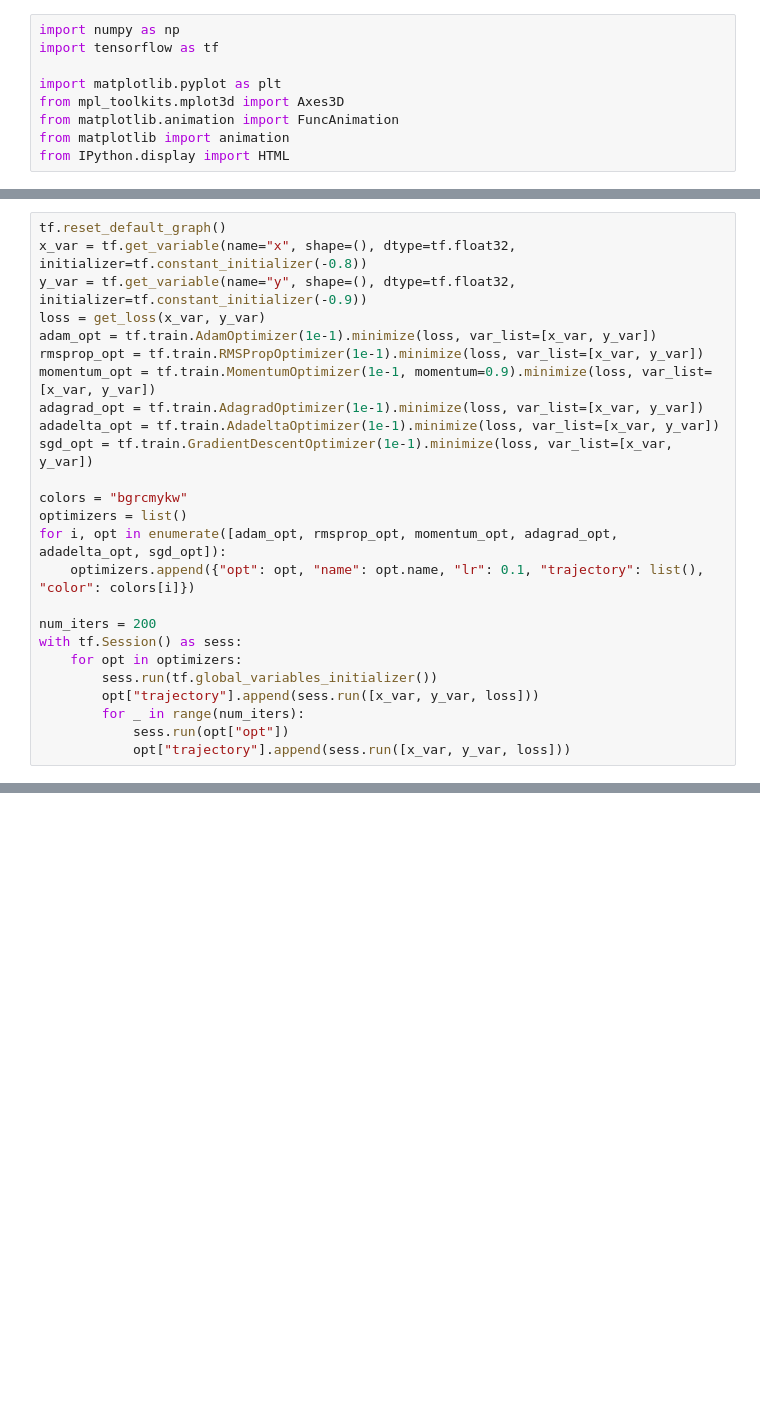
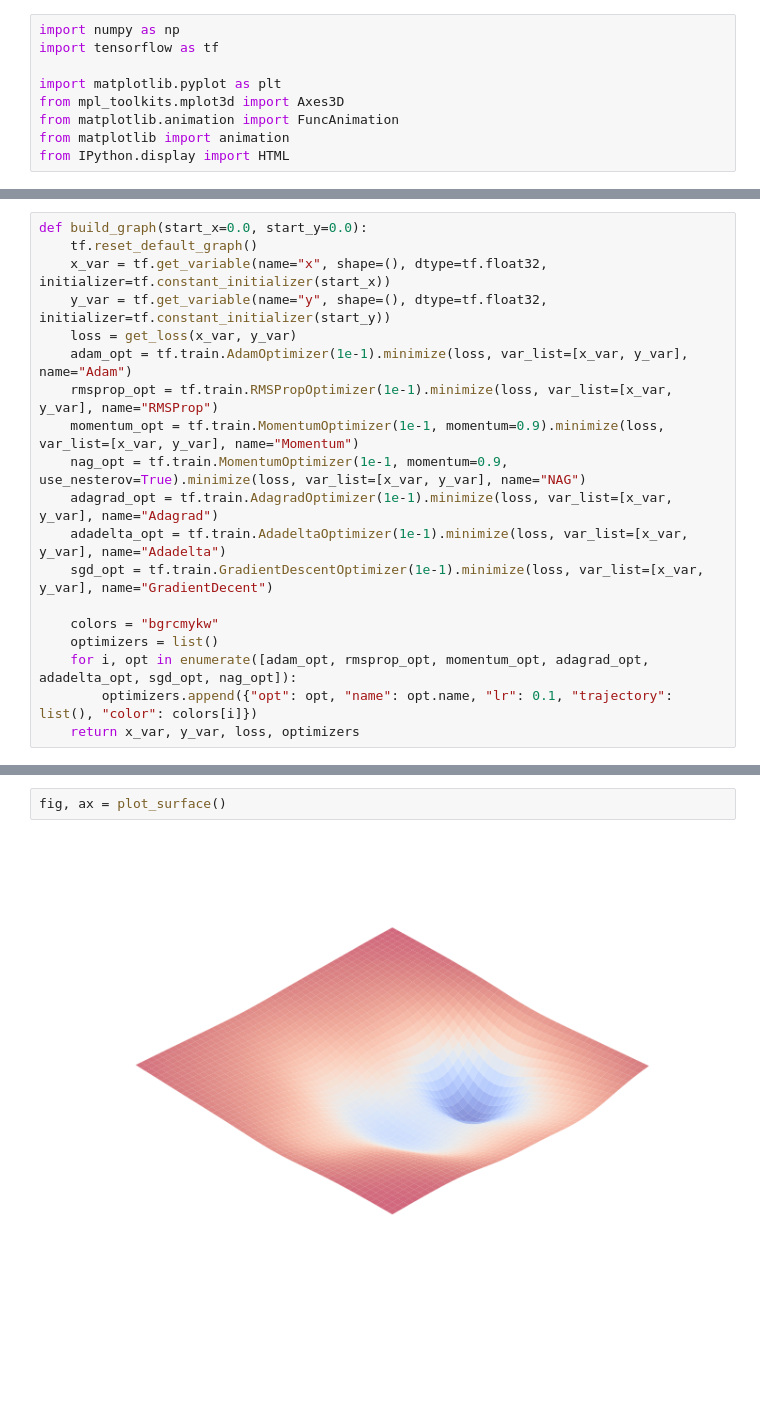
Before and after one commit to borgwang/toys, a Jupyter notebook: visualize_optimization_methods/visualize_optimization_methods.ipynb, the cells around one changed output, grey strips where cells are left out. Drawn from its saved outputs; the diff is of its cells as text; blank space fills up the shorter version.

Commit message:
update visualize_optimization_methods

```diff
--- a/visualize_optimization_methods/visualize_optimization_methods.ipynb
+++ b/visualize_optimization_methods/visualize_optimization_methods.ipynb
@@ -24,26 +33,20 @@ def get_loss(x, y):
 # %%
-tf.reset_default_graph()
-x_var = tf.get_variable(name="x", shape=(), dtype=tf.float32, initializer=tf.constant_initializer(-0.8))
-y_var = tf.get_variable(name="y", shape=(), dtype=tf.float32, initializer=tf.constant_initializer(-0.9))
-loss = get_loss(x_var, y_var)
-adam_opt = tf.train.AdamOptimizer(1e-1).minimize(loss, var_list=[x_var, y_var])
-rmsprop_opt = tf.train.RMSPropOptimizer(1e-1).minimize(loss, var_list=[x_var, y_var])
-momentum_opt = tf.train.MomentumOptimizer(1e-1, momentum=0.9).minimize(loss, var_list=[x_var, y_var])
-adagrad_opt = tf.train.AdagradOptimizer(1e-1).minimize(loss, var_list=[x_var, y_var])
-adadelta_opt = tf.train.AdadeltaOptimizer(1e-1).minimize(loss, var_list=[x_var, y_var])
-sgd_opt = tf.train.GradientDescentOptimizer(1e-1).minimize(loss, var_list=[x_var, y_var])
+def build_graph(start_x=0.0, start_y=0.0):
+    tf.reset_default_graph()
+    x_var = tf.get_variable(name="x", shape=(), dtype=tf.float32, initializer=tf.constant_initializer(start_x))
+    y_var = tf.get_variable(name="y", shape=(), dtype=tf.float32, initializer=tf.constant_initializer(start_y))
+    loss = get_loss(x_var, y_var)
+    adam_opt = tf.train.AdamOptimizer(1e-1).minimize(loss, var_list=[x_var, y_var], name="Adam")
+    rmsprop_opt = tf.train.RMSPropOptimizer(1e-1).minimize(loss, var_list=[x_var, y_var], name="RMSProp")
+    momentum_opt = tf.train.MomentumOptimizer(1e-1, momentum=0.9).minimize(loss, var_list=[x_var, y_var], name="Momentum")
+    nag_opt = tf.train.MomentumOptimizer(1e-1, momentum=0.9, use_nesterov=True).minimize(loss, var_list=[x_var, y_var], name="NAG")
+    adagrad_opt = tf.train.AdagradOptimizer(1e-1).minimize(loss, var_list=[x_var, y_var], name="Adagrad")
+    adadelta_opt = tf.train.AdadeltaOptimizer(1e-1).minimize(loss, var_list=[x_var, y_var], name="Adadelta")
+    sgd_opt = tf.train.GradientDescentOptimizer(1e-1).minimize(loss, var_list=[x_var, y_var], name="GradientDecent")
 
-colors = "bgrcmykw"
-optimizers = list()
-for i, opt in enumerate([adam_opt, rmsprop_opt, momentum_opt, adagrad_opt, adadelta_opt, sgd_opt]):
-    optimizers.append({"opt": opt, "name": opt.name, "lr": 0.1, "trajectory": list(), "color": colors[i]})
-
-num_iters = 200
-with tf.Session() as sess:
-    for opt in optimizers:
-        sess.run(tf.global_variables_initializer())
-        opt["trajectory"].append(sess.run([x_var, y_var, loss]))
-        for _ in range(num_iters):
-            sess.run(opt["opt"])
-            opt["trajectory"].append(sess.run([x_var, y_var, loss]))
+    colors = "bgrcmykw"
+    optimizers = list()
+    for i, opt in enumerate([adam_opt, rmsprop_opt, momentum_opt, adagrad_opt, adadelta_opt, sgd_opt, nag_opt]):
+        optimizers.append({"opt": opt, "name": opt.name, "lr": 0.1, "trajectory": list(), "color": colors[i]})
+    return x_var, y_var, loss, optimizers
 # %%
@@ -91,0 +140,4 @@ HTML(anim.to_html5_video())
+# %%
+fig, ax = plot_surface()
+# %% [output]
+[figure, added]
```
Also changed, not shown: parts of 11 cells of this notebook, 3 other files.
